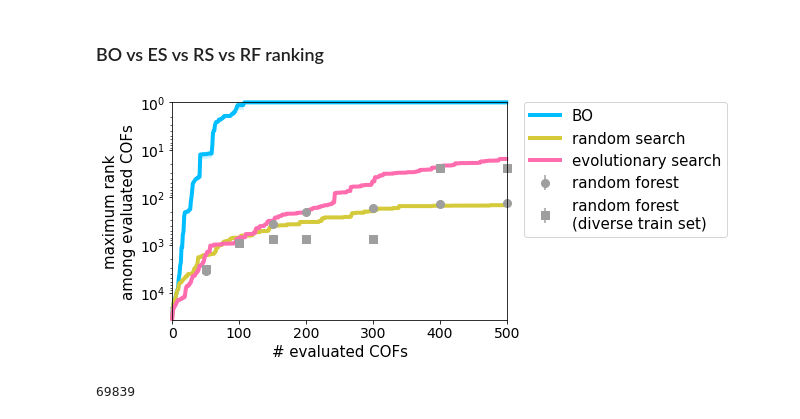
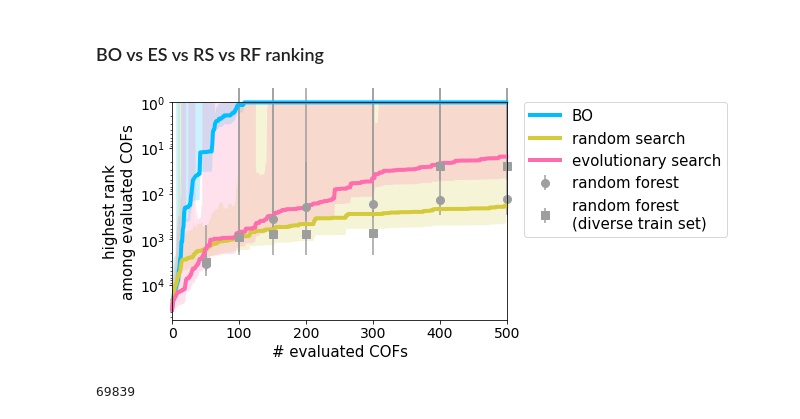
Before and after one commit to aryandeshwal/BO_of_COFs, a Jupyter notebook: COFS_figures.ipynb, the cells around one changed output. Saved outputs shown, nothing was run; the diff lists cells and outputs as text; code cells hidden in the pictures.

```diff
--- a/COFS_figures.ipynb
+++ b/COFS_figures.ipynb
@@ -16,6 +16,8 @@ import pandas as pd
 import torch
 # %%
 cool_colors = ['#00BEFF', '#D4CA3A', '#FF6DAE', '#67E1B5', '#EBACFA', '#9E9E9E', '#F1988E', '#5DB15A', '#E28544', '#52B8AA']
+
+search_to_color = {'BO': cool_colors[0], 'random': cool_colors[1], 'evolutionary': cool_colors[2], 'RF': cool_colors[5]}
 # %% [markdown]
 ### PCA low dimensional figure
 # %%
@@ -48,19 +50,19 @@ plt.savefig('Hexbin_pca_all_inputs_2dim.pdf')
 # %%
 #low dimensional (PCA) visualization of the points selected by BO
-
+which_BO_run = 1
 # bo_results.pkl is a torch-compatible dictionary storing BO results
 bo_data = torch.load('bo_results.pkl')
-inputs_selected = bo_data['inputs_selected'][0]
+inputs_selected = bo_data['inputs_selected'][which_BO_run]
 inputs_selected = pca.transform(inputs_selected) # PCA transform
-bo_outputs = bo_data['outputs'][0]
+bo_outputs = bo_data['outputs'][which_BO_run]
 #print(len(bo_outputs))
 fig, ax = plt.subplots(1, 4, sharey=True, sharex=True, figsize=[3*6.4, 4.8])
 nb_to_show = [20, 40, 60, 80]
 for a in ax:
     a.set_aspect('equal', 'box')
-    a.hexbin(inputs_low_dim_pca[:, 0], inputs_low_dim_pca[:, 1],C=0.9*np.ones(len(inputs_low_dim_pca[:, 1])), cmap="binary", vmin=0, vmax=1)
+    a.hexbin(inputs_low_dim_pca[:, 0], inputs_low_dim_pca[:, 1],C=0.3*np.ones(len(inputs_low_dim_pca[:, 1])), cmap="binary", vmin=0, vmax=1)
 for i in range(4):
-    ax[i].scatter(inputs_selected[:nb_to_show[i], 0], inputs_selected[:nb_to_show[i], 1], c=bo_outputs[:nb_to_show[i]], marker="+")
+    ax[i].scatter(inputs_selected[:nb_to_show[i], 0], inputs_selected[:nb_to_show[i], 1], c=bo_outputs[:nb_to_show[i]], marker="+", s=55)
     ax[i].set_title('{} acquired COFs'.format(nb_to_show[i]))
     ax[i].tick_params(axis='x', labelsize=10)
 ax[0].set_ylabel('PCA dimension 2', fontsize=14)
@@ -70,5 +72,5 @@ ax[2].tick_params(axis='y', labelsize=0)
 
 fig.text(0.5, 0.2, 'PCA dimension 1', ha='center', fontsize=14)
 plt.tight_layout()
-plt.savefig("BO_over_time_pca_hexbin_0.pdf")
+plt.savefig("feature_space_acquired_COFs.pdf")
 # %% [output]
@@ -125,45 +127,56 @@ diverse_rf_data = return_best_accumulated_ranking(torch.load('diverse_rf_results
 
 # Random Search
 all_outputs =  pickle.load(open('methane_storage.pkl', 'rb'))['outputs'].values
-all_outputs = ((all_outputs - np.min(all_outputs))/(np.max(all_outputs)-np.min(all_outputs)))
+max_DC = np.max(all_outputs)
+min_DC = np.min(all_outputs)
+range_DC = max_DC - min_DC
+all_outputs = (all_outputs - min_DC) / range_DC
 rs_data = []
 for i in range(25):
     initial_random_idxs = np.random.choice(np.arange((inputs.shape[0])), size=500, replace=False)
     rs_data.append(all_outputs[initial_random_idxs])
 rs_data = return_best_accumulated_ranking(rs_data)
 # %%
-plt.plot(list(range(500)), np.mean(bo_data, axis=0), label='BO', lw=4, clip_on=False, color=cool_colors[0])
-plt.fill_between(list(range(500)), np.mean(bo_data, axis=0) - np.log10(np.std(bo_data, axis=0)), np.mean(bo_data, axis=0) + np.log(np.std(bo_data, axis=0)), alpha=0.2, color=cool_colors[0], ec="None")
+# TODO: the error bars are not symmetric: see how the shaded region bleeds past 1.0? I think this is because the error bars are treated as symmetric but they are not.
+plt.plot(list(range(500)), np.mean(bo_data, axis=0), label='BO', lw=4, clip_on=False, color=search_to_color['BO'])
+plt.fill_between(list(range(500)), np.mean(bo_data, axis=0) - np.std(bo_data, axis=0),
+                                   np.mean(bo_data, axis=0) + np.std(bo_data, axis=0),
+                 alpha=0.2, color=search_to_color['BO'], ec="None")
 # plt.plot(list(range(500)), np.mean(exploitation_data, axis=0), label='BO (Exploitation)')
 # plt.fill_between(list(range(500)), np.mean(exploitation_data, axis=0) -  np.std(exploitation_data, axis=0), np.mean(exploitation_data, axis=0) + np.std(exploitation_data, axis=0), alpha=0.5)
 # plt.plot(list(range(500)), np.mean(exploration_data, axis=0), label='BO (Exploration)')
 # plt.fill_between(list(range(500)), np.mean(exploration_data, axis=0) - np.std(exploration_data, axis=0), np.mean(exploration_data, axis=0) + np.std(exploration_data, axis=0), alpha=0.5)
 
+plt.plot(list(range(500)), np.mean(rs_data, axis=0), label='random search', lw=4, clip_on=False, color=search_to_color['random'])
+plt.fill_between(list(range(500)), np.mean(rs_data, axis=0) - np.std(rs_data, axis=0),
+                                   np.mean(rs_data, axis=0) + np.std(rs_data, axis=0),
+                 alpha=0.2, color=search_to_color['random'], ec="None")
 
-plt.plot(list(range(500)), np.mean(rs_data, axis=0), label='random search', lw=4, clip_on=False, color=cool_colors[1])
-plt.fill_between(list(range(500)), np.mean(rs_data, axis=0) - np.log10(np.std(rs_data, axis=0)), np.mean(rs_data, axis=0) + np.log10(np.std(rs_data, axis=0)), alpha=0.2, color=cool_colors[1], ec="None")
+plt.plot(list(range(500)), np.mean(es_data, axis=0), label='evolutionary search', lw=4, clip_on=False, color=search_to_color['evolutionary'])
+plt.fill_between(list(range(500)), np.mean(es_data, axis=0) - np.std(es_data, axis=0),
+                                   np.mean(es_data, axis=0) + np.std(es_data, axis=0),
+                 alpha=0.2, color=cool_colors[2], ec="None")
 
-plt.plot(list(range(500)), np.mean(es_data, axis=0), label='evolutionary search', lw=4, clip_on=False, color=cool_colors[2])
-plt.fill_between(list(range(500)), np.mean(es_data, axis=0) - np.log10(np.std(es_data, axis=0)), np.mean(es_data, axis=0) + np.log10(np.std(es_data, axis=0)), alpha=0.2, color=cool_colors[2], ec="None")
-
-plt.errorbar([50, 100, 150, 200, 300, 400, 500], np.mean(rf_data, axis=0), np.log10(np.std(rf_data, axis=0)), fmt='o', label='random forest', clip_on=False, color=cool_colors[5], ms=8)
-plt.errorbar([50, 100, 150, 200, 300, 400, 500], np.mean(diverse_rf_data, axis=0),  np.log10(np.std(diverse_rf_data, axis=0)), fmt='s', label='random forest\n(diverse train set)', clip_on=False, color=cool_colors[5], ms=8)
+plt.errorbar([50, 100, 150, 200, 300, 400, 500], np.mean(rf_data, axis=0), np.std(rf_data, axis=0),
+             fmt='o', label='random forest', clip_on=False, color=search_to_color['RF'], ms=8)
+plt.errorbar([50, 100, 150, 200, 300, 400, 500], np.mean(diverse_rf_data, axis=0),  np.std(diverse_rf_data, axis=0),
+             fmt='s', label='random forest\n(diverse train set)', clip_on=False, color=search_to_color['RF'], ms=8)
 
 
 plt.xlabel('# evaluated COFs', fontsize=15)
-plt.ylabel('maximum rank\namong evaluated COFs', fontsize=15)
+plt.ylabel('highest rank\namong evaluated COFs', fontsize=15)
 plt.xlim([0, 500])
 plt.ylim(ymin=1)
 # plt.legend(fontsize=1/4)
 # plt.axhline(y=0) # to see the band bleed into negative zone.
 plt.yticks(fontsize=14)
 plt.xticks(fontsize=14)
 plt.yscale("log")
 plt.gca().invert_yaxis()
 plt.legend(bbox_to_anchor=(1.05, 1), loc='upper left', borderaxespad=0., fontsize=15)
 plt.savefig("search_efficiency_rank.pdf", bbox_inches="tight")
 # %% [output]
-[figure, old version]
+[figure, new version]
 # %%
 n_total = len(inputs_low_dim_pca[:, 0])
 n_total
```
Also changed, not shown: parts of 8 cells of this notebook, 1 other file.
